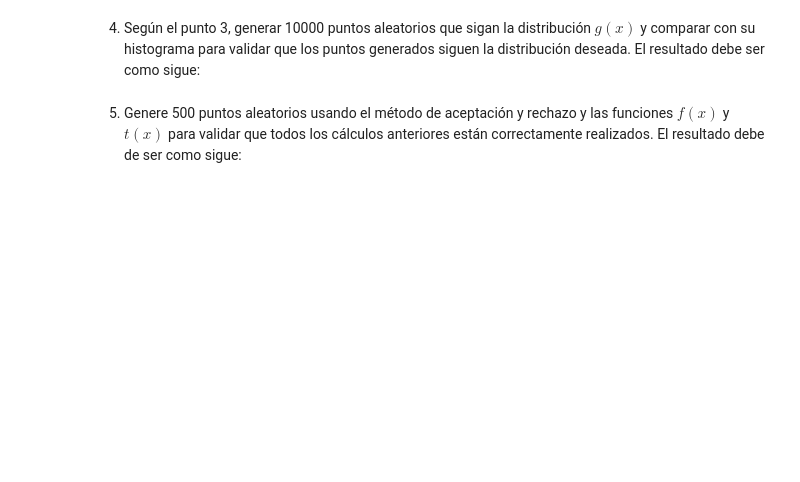
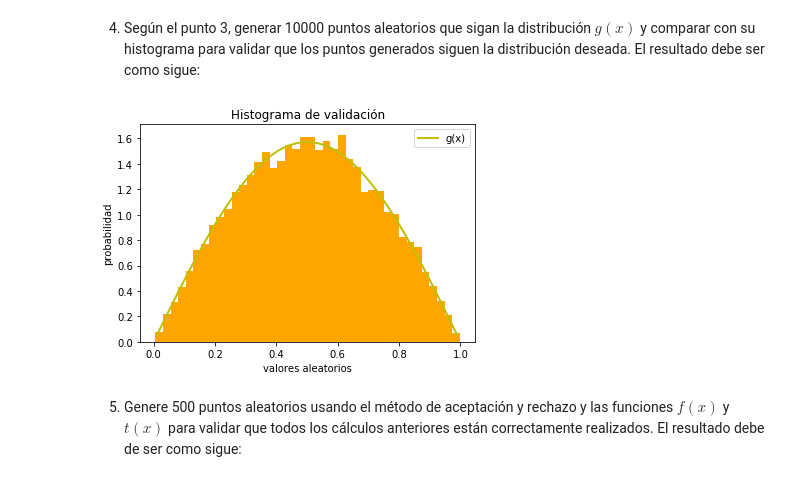
Before and after one commit to ACristinaVV/TAREA6_ACVAZQUEZ, a Jupyter notebook: Tarea6_ACVAZQUEZ.ipynb, the cells around one changed output. Cells and saved outputs as stored; diff of their text form; code cells hidden in the pictures; blank space fills up the shorter version.

```diff
--- a/Tarea6_ACVAZQUEZ.ipynb
+++ b/Tarea6_ACVAZQUEZ.ipynb
@@ -49,5 +66,26 @@ plt.legend()
 # %% [markdown]
 4. Según el punto 3, generar 10000 puntos aleatorios que sigan la distribución $g(x)$ y comparar con su histograma para validar que los puntos generados siguen la distribución deseada. El resultado debe ser como sigue:
+# %%
+def transformada(N):
+    return ((np.arccos(1-2*np.random.random(N)))/np.pi)
+# %%
+N=10000
+X2 = transformada(N)
+# %%
+x = np.arange(0.01,1, 0.01)
+y=(np.pi/2)*(np.sin(np.pi*x))
+
+
+plt.plot(x,y,linewidth=2,color='y', label='g(x)')
+
+plt.hist(X2,40,density=True,color='orange')
+plt.xlabel('valores aleatorios')
+plt.ylabel('probabilidad')
+plt.title('Histograma de validación')
+plt.legend()
+plt.show()
+# %% [output]
+[figure, added]
 # %% [markdown]
 5. Genere 500 puntos aleatorios usando el método de aceptación y rechazo y las funciones $f(x)$ y $t(x)$ para validar que todos los cálculos anteriores están correctamente realizados. El resultado debe de ser como sigue:
 # %%
```
Also changed, not shown: parts of 13 cells of this notebook.
